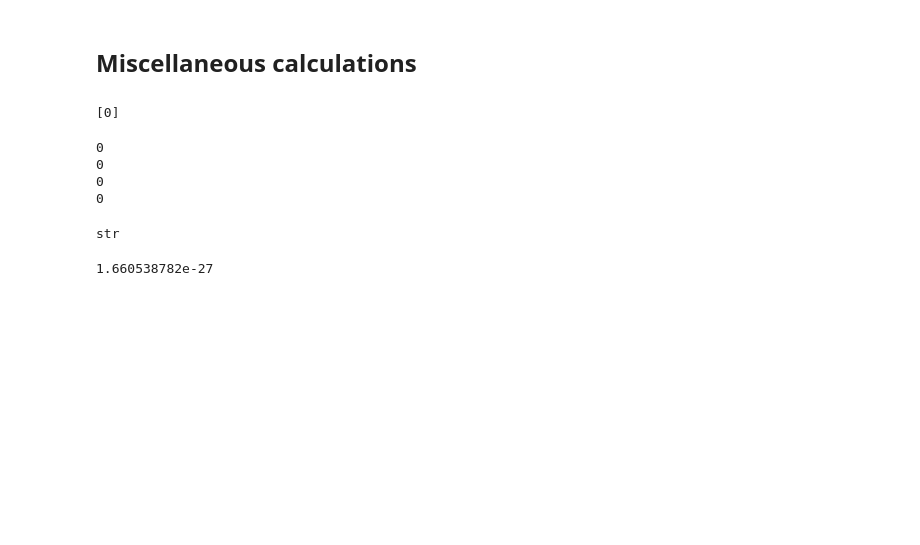
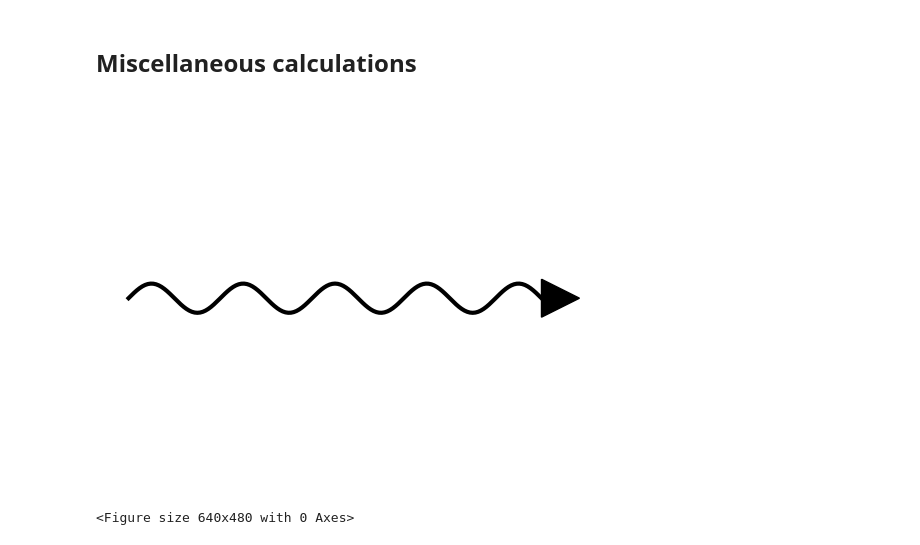
Before and after one commit to huanium/huanium, a Jupyter notebook: MIT_PhD/Fermi1/Fermi1 Calculator/Fermi1_Calculator_3_of_3_lab_tools.ipynb, the cells around one changed output. Cells and saved outputs as stored; diff of their text form; code cells hidden in the pictures; blank space fills up the shorter version.

```diff
--- a/MIT_PhD/Fermi1/Fermi1 Calculator/Fermi1_Calculator_3_of_3_lab_tools.ipynb
+++ b/MIT_PhD/Fermi1/Fermi1 Calculator/Fermi1_Calculator_3_of_3_lab_tools.ipynb
@@ -1310,35 +1311,31 @@ get_Na_count_from_raw_Z(11000)
 # %% [markdown]
 # <font size = 5>Miscellaneous calculations</font>
-# %%
-from itertools import chain
-display_frames = [[0,1,2,3],[]]
-
-unique_frames = list(set(list(chain.from_iterable(display_frames))))
-info_cols = sum(len(s) != 0 for s in display_frames)
-species_with_info = []
-for species in range(len(display_frames)):
-    if display_frames[species] != []:
-        species_with_info.append(species)
-species_with_info = np.array(species_with_info)
-print(species_with_info)
-# %% [output]
-[0]
-# %%
-for species in range(len(display_frames)):
-    for frame in display_frames[species]:
-        if len(display_frames[species]) != 0:
-            print(np.where(species_with_info == species)[0][0])
-# %% [output]
-0
-0
-0
-0
-# %%
-test = np.array(['Na','K'])
-type(str(test[1]))
-# %% [output]
-str
-# %%
-u
-# %% [output]
-1.660538782e-27
+# %%
+import numpy as np
+import matplotlib.pyplot as plt
+from matplotlib.pyplot import savefig
+import matplotlib.path as mpath
+import matplotlib.patches as mpatches
+
+fig, ax = plt.subplots()
+
+x = np.linspace(0, 9.0*np.pi, 151)
+y = np.sin(x)
+ax.plot(x,y, color="black", lw="3")
+
+verts = np.array([[0,1],[0,-1],[2,0],[0,1]]).astype(float)*1.3
+verts[:,0] += 9*np.pi
+path = mpath.Path(verts)
+patch = mpatches.PathPatch(path, fc='black', ec="black")
+ax.add_patch(patch)
+
+ax.axis("off")
+ax.set_aspect("equal",'datalim')
+ax.relim()
+ax.autoscale_view()
+plt.show()
+
+plt.savefig('demo.png', transparent=True)
+# %% [output]
+[figure, added]
+<Figure size 640x480 with 0 Axes>
```
Also changed, not shown: parts of 38 cells of this notebook, 35 other files.
